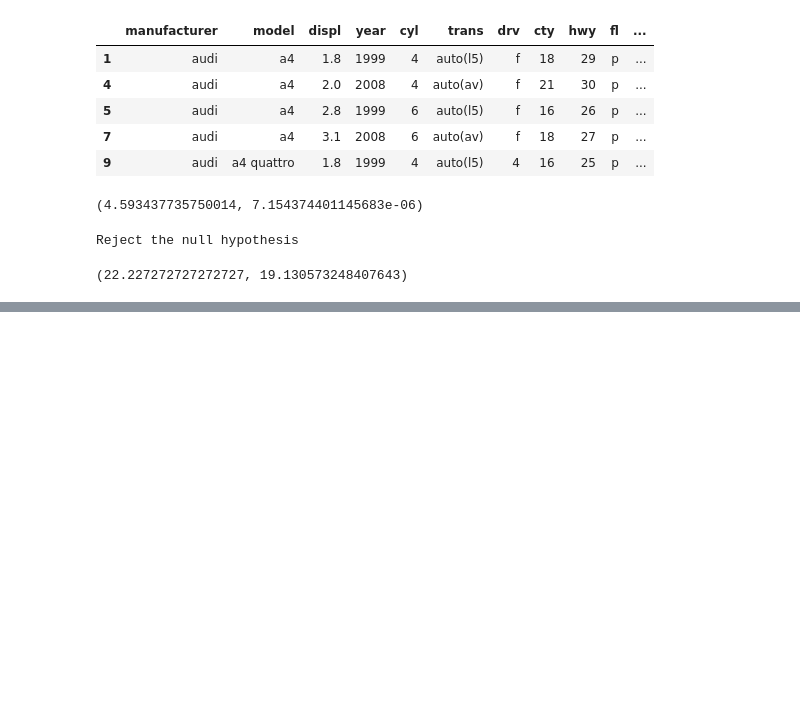
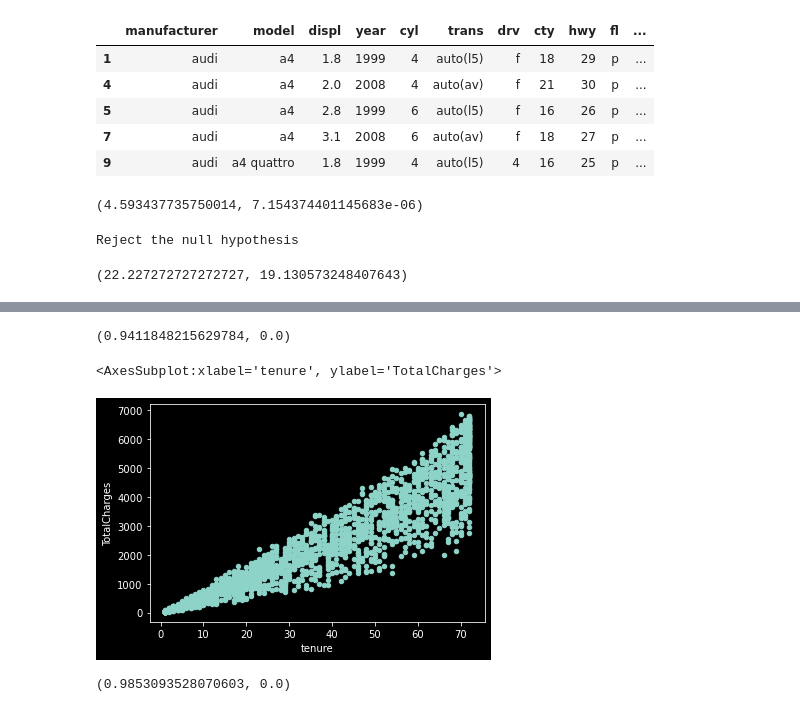
Before and after one commit to Ken-Alviola/statistics-exercises, a Jupyter notebook: hypothesis_testing.ipynb, the cells around one changed output, grey strips where cells are left out. Cells and saved outputs as stored; diff of their text form; code cells hidden in the pictures; blank space fills up the shorter version.

```diff
--- a/hypothesis_testing.ipynb
+++ b/hypothesis_testing.ipynb
@@ -209,0 +212,2 @@ manual.average_mpg.mean(),auto.average_mpg.mean()
+# %%
+non_na_telco = telco[telco.TotalCharges.isna() == False]
@@ -209,0 +263,3 @@ manual.average_mpg.mean(),auto.average_mpg.mean()
+# %%
+DSL = non_na_telco[non_na_telco.InternetService == 'DSL']
+DSL.head()
@@ -209,0 +296,15 @@ manual.average_mpg.mean(),auto.average_mpg.mean()
+# %%
+r, p = stats.pearsonr(DSL.tenure, DSL.TotalCharges)
+r, p
+# %% [output]
+(0.9411848215629784, 0.0)
+# %%
+DSL.plot.scatter('tenure','TotalCharges')
+# %% [output]
+<AxesSubplot:xlabel='tenure', ylabel='TotalCharges'>
+[figure, added]
+# %%
+r, p = stats.pearsonr(Fiber.tenure, Fiber.TotalCharges)
+r, p
+# %% [output]
+(0.9853093528070603, 0.0)
```
Also changed, not shown: parts of 27 cells of this notebook, 2 other files.
